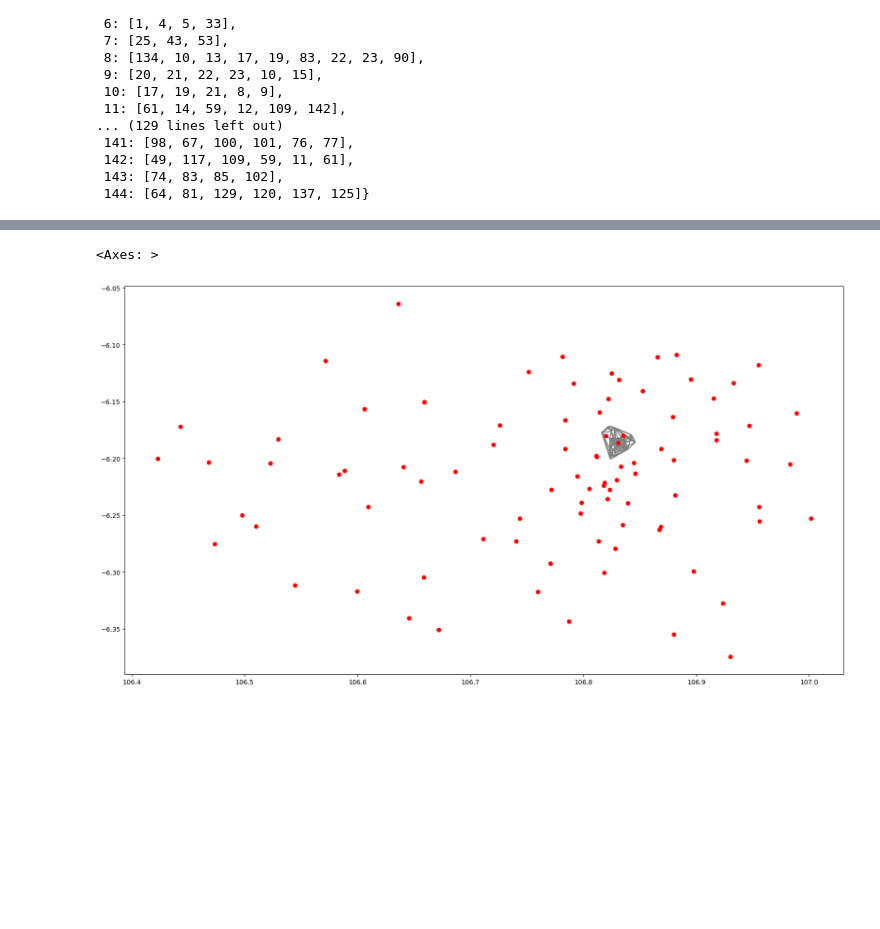
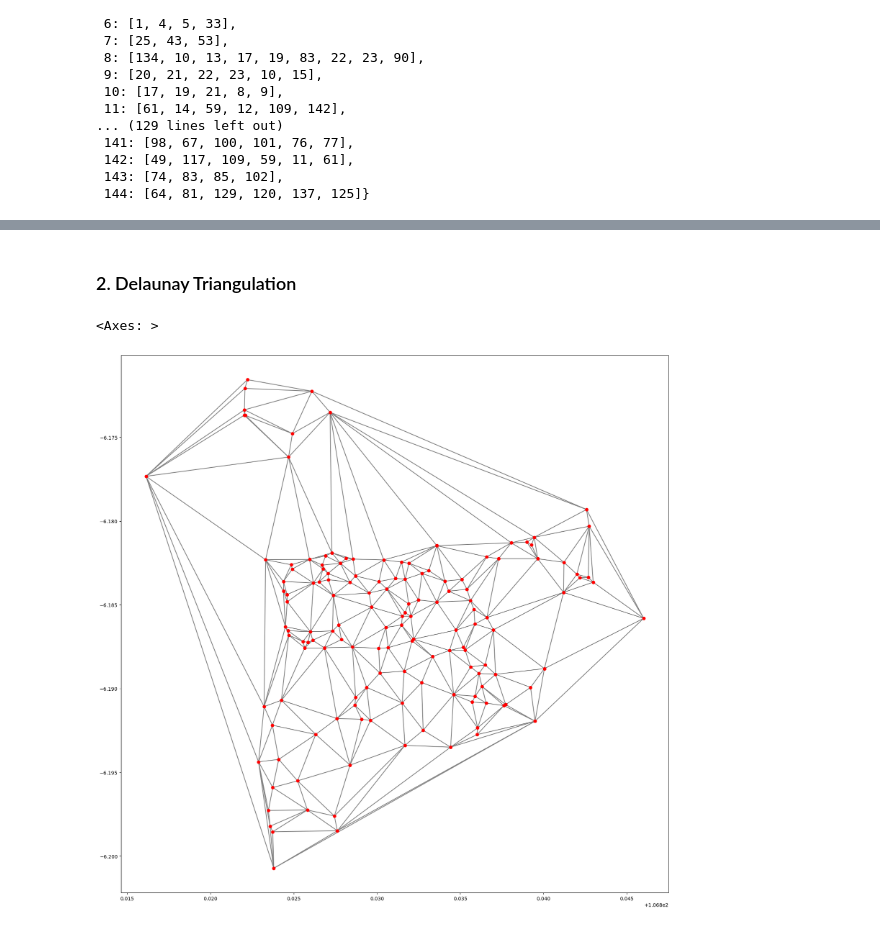
Before and after one commit to Quadran-ITB/substations-mst, a Jupyter notebook: substation_planning_mst.ipynb, the cells around one changed output, grey strips where cells are left out. Saved outputs shown, nothing was run; the diff lists cells and outputs as text; code cells hidden in the pictures; blank space fills up the shorter version.

Commit message:
plotting mst

```diff
--- a/substation_planning_mst.ipynb
+++ b/substation_planning_mst.ipynb
@@ -55,7 +58,9 @@ joined_gdf.tail()
+# %%
+area_name = "kebon sirih"
 # %%
-sirih_gdf = joined_gdf[joined_gdf['GI'] == 'KEBON SIRIH'].reset_index(drop=True)
+GI_area_gdf = joined_gdf[joined_gdf['GI'].str.lower() == area_name.lower()].reset_index(drop=True)
 
-sirih_gdf.head()
+GI_area_gdf.head()
 # %% [output]
 |  | geometry | GI | fungsi_gar |
 | 0 | POINT (106.83053 -6.18635) | KEBON SIRIH | GI |
@@ -109,9 +190,10 @@ neighbors_gdf = sirih_gdf['geometry'][[98, 115, 100, 37, 99, 76]]
 # %%
-voronoi = sh.voronoi_polygons(MultiPoint(sirih_gdf['geometry']))
+delaunay = sh.delaunay_triangles(MultiPoint(GI_area_gdf['geometry']), only_edges=True)
 
-voronoi_gdf = gpd.GeoDataFrame(index=[0], crs='epsg:4326', geometry=[voronoi])
-voronoi_gdf = voronoi_gdf.explode(ignore_index=True)
+delaunay_gdf = gpd.GeoDataFrame(index=[0], crs='epsg:4326', geometry=[delaunay])
+delaunay_gdf = delaunay_gdf.explode(ignore_index=True)
 
-voronoi_gdf.head()
+delaunay_gdf.head()
+# delaunay_gdf.count()
 # %% [output]
 |  | geometry |
@@ -138,6 +211,8 @@ delaunay_gdf.head()
+# %% [markdown]
+### 2. Delaunay Triangulation
 # %%
 ax = delaunay_gdf.plot(figsize=(20, 20), edgecolor='gray', zorder=1)
-gi_gdf.plot(ax=ax, color='red')
+GI_area_gdf.plot(ax=ax, color='red')
 # %% [output]
 <Axes: >
-[figure, old version]
+[figure, new version]
```
Also changed, not shown: parts of 31 cells of this notebook.
